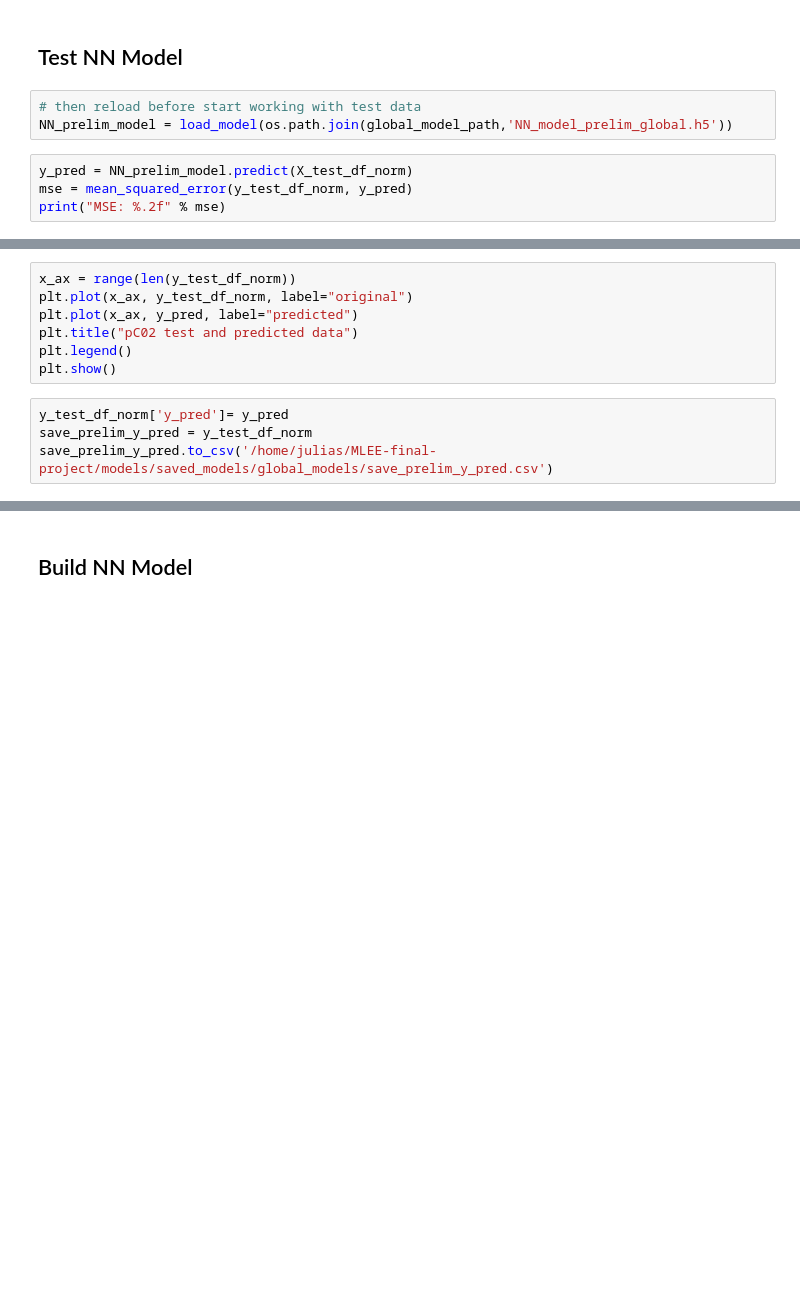
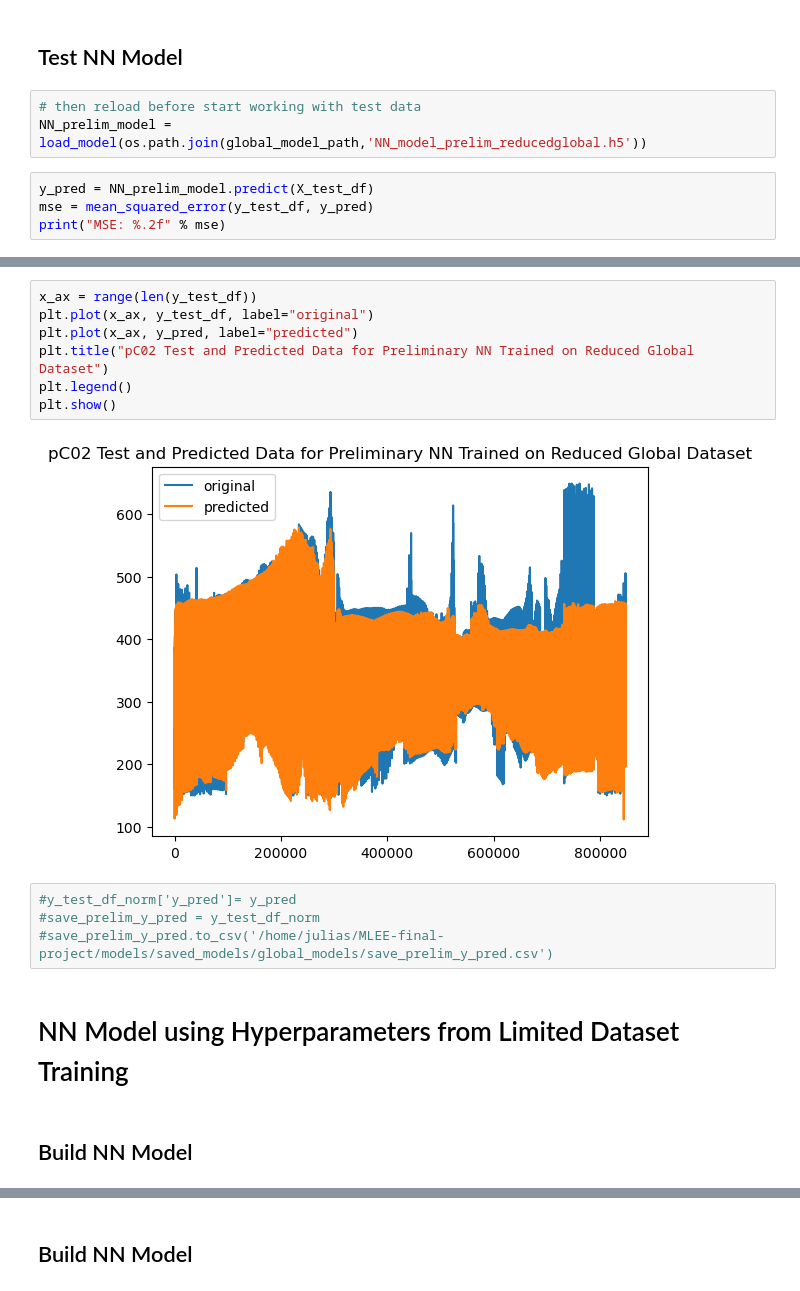
Before and after one commit to juliasimpson97/MLEE-final-project, a Jupyter notebook: models/NN_global.ipynb, the cells around one changed output, grey strips where cells are left out. Saved outputs shown, nothing was run; the diff lists cells and outputs as text; blank space fills up the shorter version.

```diff
--- a/models/NN_global.ipynb
+++ b/models/NN_global.ipynb
@@ -165,8 +167,8 @@ NN_model.save(os.path.join(global_model_path,'NN_model_prelim_global.h5'))
 ## Test NN Model
 # %%
 # then reload before start working with test data
-NN_prelim_model = load_model(os.path.join(global_model_path,'NN_model_prelim_global.h5'))
+NN_prelim_model = load_model(os.path.join(global_model_path,'NN_model_prelim_reducedglobal.h5'))
 # %%
-y_pred = NN_prelim_model.predict(X_test_df_norm)
-mse = mean_squared_error(y_test_df_norm, y_pred)
+y_pred = NN_prelim_model.predict(X_test_df)
+mse = mean_squared_error(y_test_df, y_pred)
 print("MSE: %.2f" % mse)
@@ -173,11 +178,17 @@ print("MSE: %.2f" % mse)
 # %%
-x_ax = range(len(y_test_df_norm))
-plt.plot(x_ax, y_test_df_norm, label="original")
+x_ax = range(len(y_test_df))
+plt.plot(x_ax, y_test_df, label="original")
 plt.plot(x_ax, y_pred, label="predicted")
-plt.title("pC02 test and predicted data")
+plt.title("pC02 Test and Predicted Data for Preliminary NN Trained on Reduced Global Dataset")
 plt.legend()
 plt.show()
+# %% [output]
+[figure, added]
 # %%
-y_test_df_norm['y_pred']= y_pred
-save_prelim_y_pred = y_test_df_norm
-save_prelim_y_pred.to_csv('/home/julias/MLEE-final-project/models/saved_models/global_models/save_prelim_y_pred.csv')
+#y_test_df_norm['y_pred']= y_pred
+#save_prelim_y_pred = y_test_df_norm
+#save_prelim_y_pred.to_csv('/home/julias/MLEE-final-project/models/saved_models/global_models/save_prelim_y_pred.csv')
+# %% [markdown]
+# NN Model using Hyperparameters from Limited Dataset Training
+# %% [markdown]
+## Build NN Model
```
Also changed, not shown: parts of 94 cells of this notebook, 2 other files.
